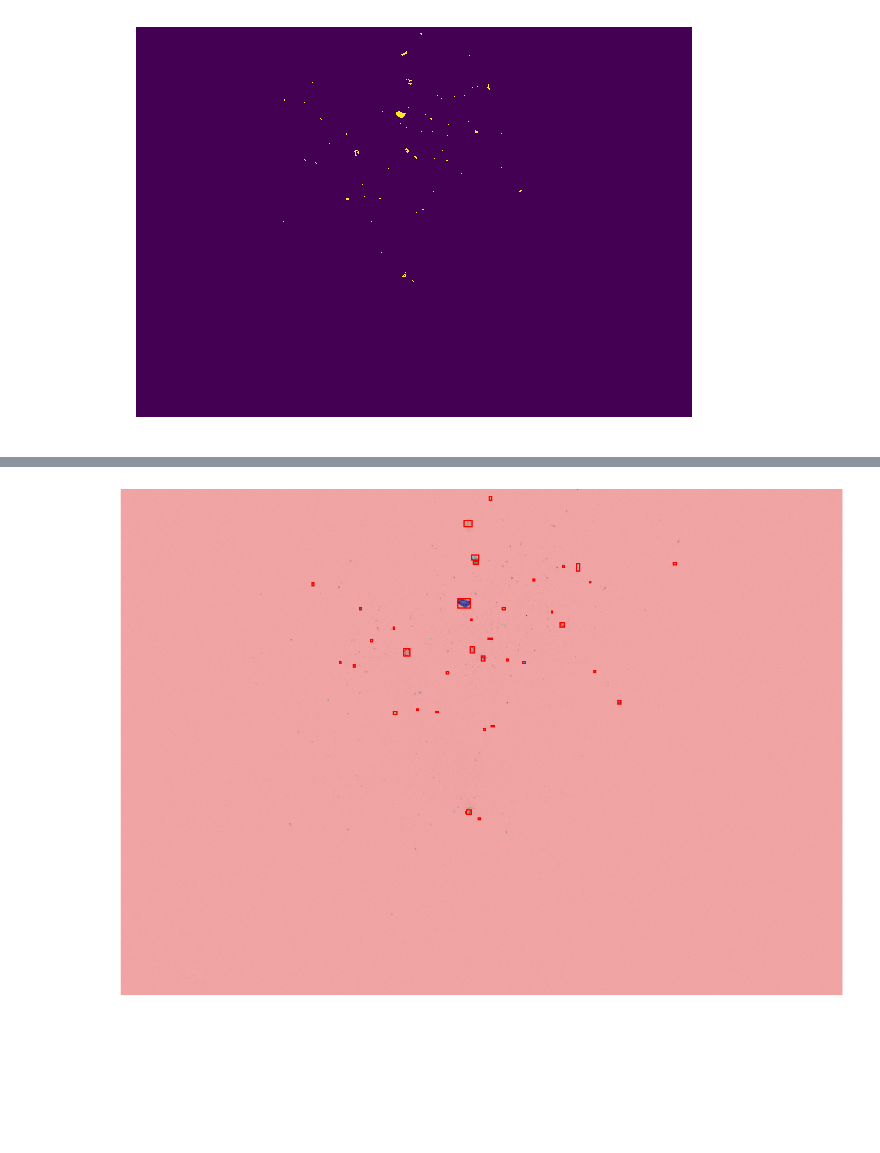
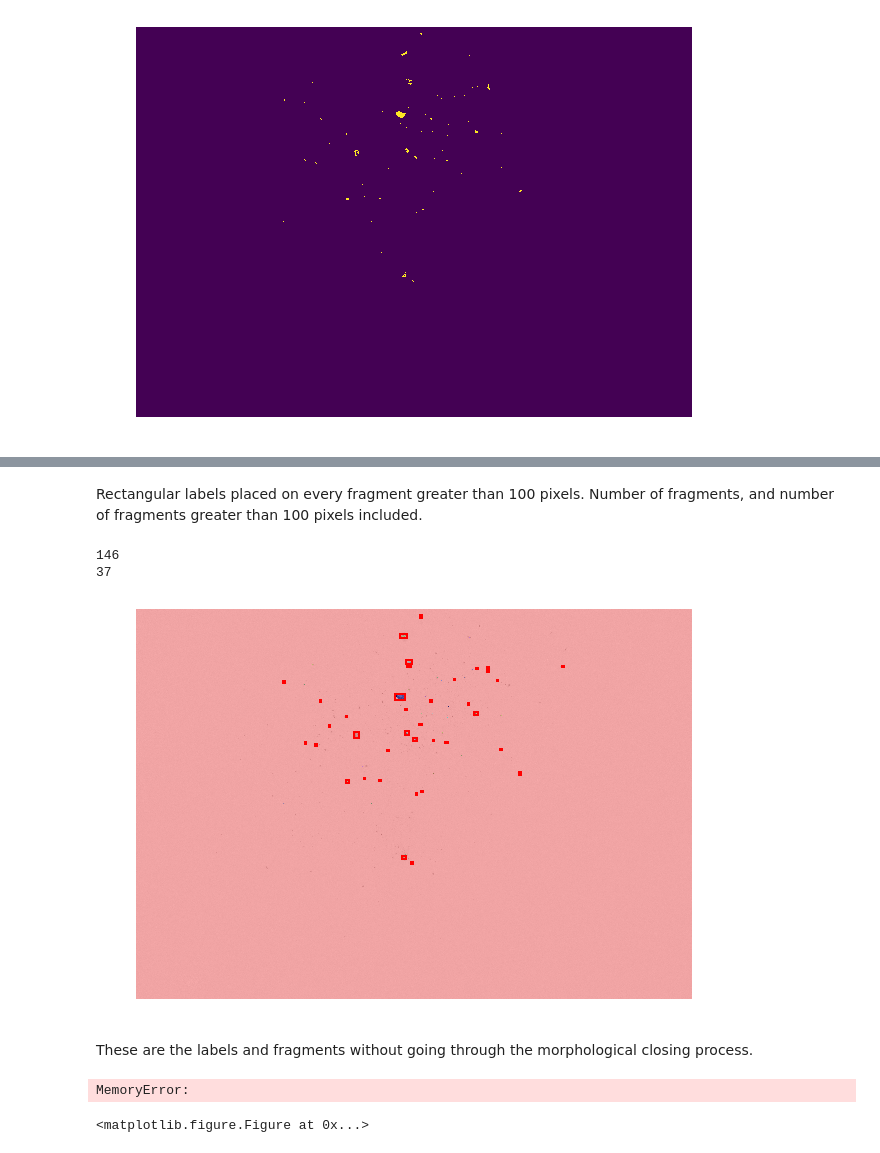
Before and after one commit to jamestimotiwu/icing-impacts, a Jupyter notebook: notebooks/Segmentation Threshold Demo.ipynb, the cells around one changed output, grey strips where cells are left out. Saved outputs shown, nothing was run; the diff lists cells and outputs as text; code cells hidden in the pictures; blank space fills up the shorter version.

Commit message:
Added labelling process in Segementation Threshold Demo

```diff
--- a/notebooks/Segmentation Threshold Demo.ipynb
+++ b/notebooks/Segmentation Threshold Demo.ipynb
@@ -109,10 +114,10 @@ float_isubt = img_as_ubyte(float_isubt)
 %matplotlib inline
 from skimage.segmentation import clear_border
 from skimage.measure import label, regionprops
-from skimage.morphology import closing, square
+from skimage.morphology import binary_closing, square
 from skimage.color import label2rgb
 
-bw = closing(isubt > threshed, square(3))
+bw = binary_closing(isubt > threshed, square(3))
 bw = skutil.invert(bw)
 
 fig, ax = plt.subplots(figsize=(10, 6))
@@ -140,23 +147,36 @@ plt.show()
+# %% [markdown]
+Rectangular labels placed on every fragment greater than 100 pixels. Number of fragments, and number of fragments greater than 100 pixels included.
 # %%
 %matplotlib inline
 #import mpld3
 #mpld3.enable_notebook()
 import matplotlib.patches as mpatches
 
-fig, ax = plt.subplots(figsize=(20, 12))
+fig, ax = plt.subplots(figsize=(10, 6))
 ax.imshow(image_label_overlay)
 
+n_fragments = 0
+n_fragments_1 = 0
 for region in regionprops(label_image):
     # take regions with large enough areas
+    n_fragments += 1
     if region.area >= 100:
+        n_fragments_1 += 1
         # draw rectangle around segmented coins
         minr, minc, maxr, maxc = region.bbox
         rect = mpatches.Rectangle((minc, minr), maxc - minc, maxr - minr,
                                   fill=False, edgecolor='red', linewidth=2)
         ax.add_patch(rect)
 
+print(n_fragments)
+print(n_fragments_1)
+
 ax.set_axis_off()
 plt.tight_layout()
 plt.show()
 # %% [output]
+146
+37
-[figure, old version]
+[figure, new version]
+# %% [markdown]
+These are the labels and fragments without going through the morphological closing process.
@@ -162,0 +188,26 @@ plt.show()
+# %%
+%matplotlib inline
+
+#fig, ax = plt.subplots(figsize=(10, 6))
+#ax.imshow(image_label_overlay)
+#print(binary)
+
+#ax.set_axis_off()
+#plt.tight_layout()
+#plt.show()
+
+fig3, axes3 = plt.subplots(ncols=2, figsize=(8, 5))
+ax3 = axes3.ravel()
+
+ax3[0].imshow(image_label_overlay_2)
+ax3[0].set_title('Color Labeled')
+ax3[0].axis('off')
+
+ax3[1].imshow(binary, cmap=plt.cm.gray)
+ax3[1].set_title('Original Thresholded')
+ax3[1].axis('off')
+plt.tight_layout()
+plt.show()
+# %% [output]
+MemoryError:
+<matplotlib.figure.Figure at 0x...>
```
Also changed, not shown: parts of 10 cells of this notebook.
